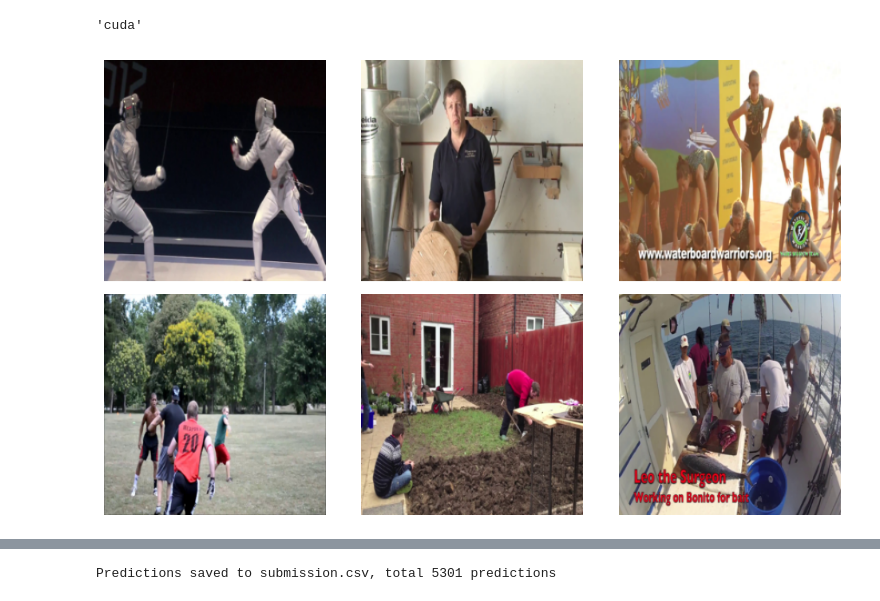
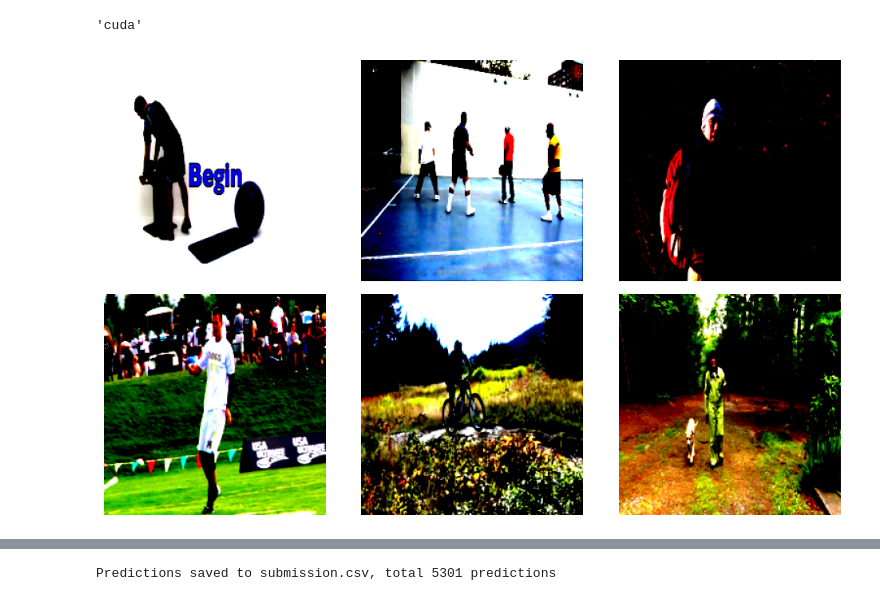
Before and after one commit to Nikcool2500/Yandex-kaggle, a Jupyter notebook: Project2.ipynb, the cells around one changed output, grey strips where cells are left out. Drawn from its saved outputs; the diff is of its cells as text; code cells hidden in the pictures.

```diff
--- a/Project2.ipynb
+++ b/Project2.ipynb
@@ -86,23 +101,0 @@ train_set, valid_set = random_split(train_data, (0.8, 0.2))
-# %%
-def show_dataset_images(dataset, num_images=6, cols=3):
-    rows = (num_images + cols - 1) // cols
-    plt.figure(figsize=(10, 6))
-
-    for i in range(num_images):
-        image, _ = dataset[i]
-
-        image = image.numpy()
-        image = np.transpose(image, (1, 2, 0))
-        image = image * 0.25 + 0.5
-        image = np.clip(image, 0, 1)
-
-        plt.subplot(rows, cols, i+1)
-        plt.imshow(image)
-        plt.axis('off')
-
-    plt.tight_layout()
-    plt.show()
-
-show_dataset_images(train_set, num_images=6)
-# %% [output]
-[figure, removed]
@@ -160,0 +102,22 @@ balanced_train_set = BalancedDataset(train_set, 800)
+# %%
+def show_dataset_images(dataset, num_images=6, cols=3):
+    rows = (num_images + cols - 1) // cols
+    plt.figure(figsize=(10, 6))
+
+    for i in range(num_images):
+        image, _ = dataset[i]
+
+        image = image.numpy()
+        image = np.transpose(image, (1, 2, 0))
+        image = np.clip(image, 0, 1)
+
+        plt.subplot(rows, cols, i+1)
+        plt.imshow(image)
+        plt.axis('off')
+
+    plt.tight_layout()
+    plt.show()
+
+show_dataset_images(train_data, num_images=6)
+# %% [output]
+[figure, added]
```
Also changed, not shown: parts of 16 cells of this notebook.
